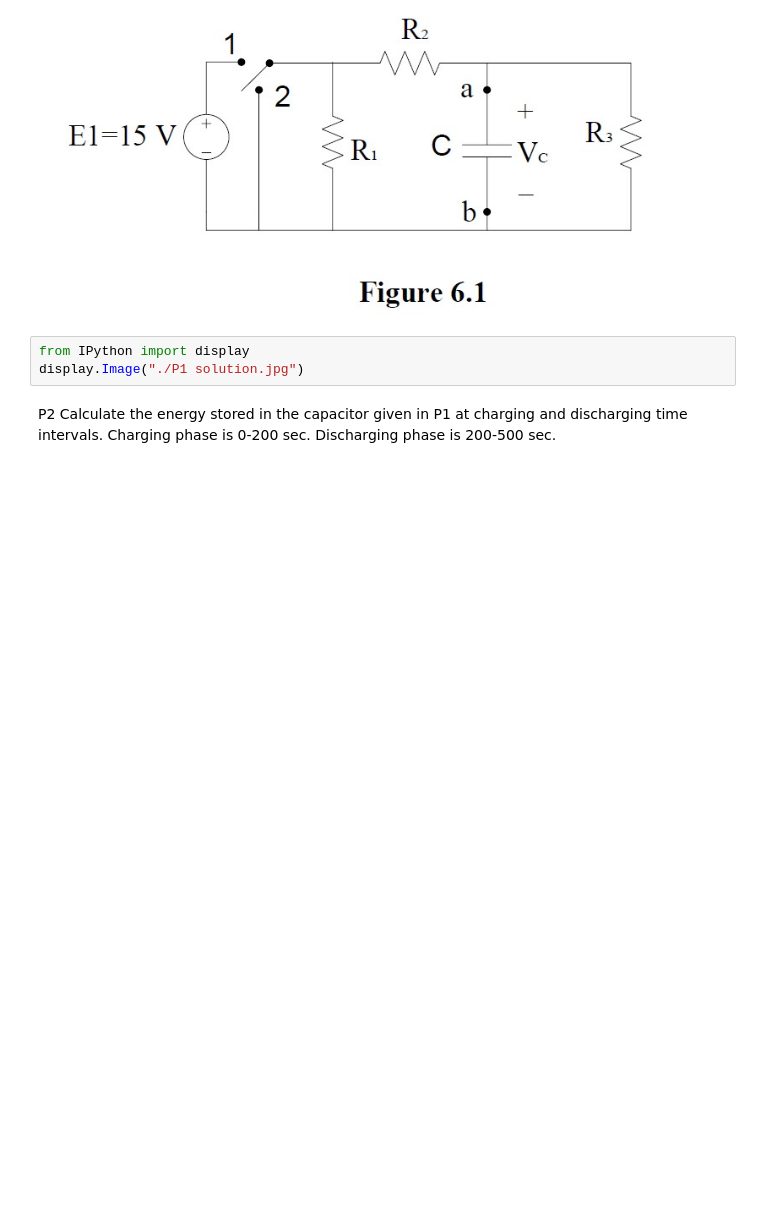
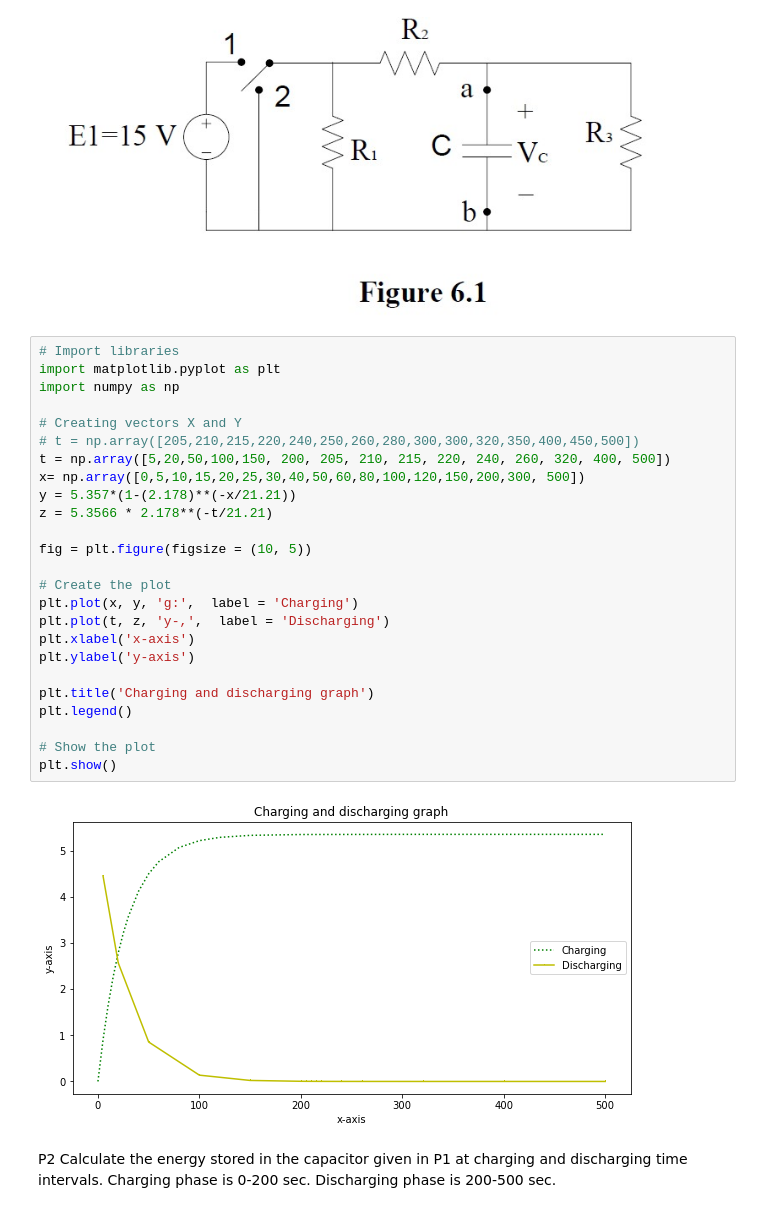
Before and after one commit to Alibakhshov/CHARACTERISTICS-OF-RC-CIRCUITS, a Jupyter notebook: Rauf Alibakhshov_ Lab work 4.ipynb, the cells around one changed output. Drawn from its saved outputs; the diff is of its cells as text; blank space fills up the shorter version.

```diff
--- a/Rauf Alibakhshov_ Lab work 4.ipynb
+++ b/Rauf Alibakhshov_ Lab work 4.ipynb
@@ -26,8 +26,32 @@ display.Image("./Figure 6.1.jpg")
 # %% [output]
 [figure]
 # %%
-from IPython import display
-display.Image("./P1 solution.jpg")
+# Import libraries
+import matplotlib.pyplot as plt
+import numpy as np
+
+# Creating vectors X and Y
+# t = np.array([205,210,215,220,240,250,260,280,300,300,320,350,400,450,500])
+t = np.array([5,20,50,100,150, 200, 205, 210, 215, 220, 240, 260, 320, 400, 500])
+x= np.array([0,5,10,15,20,25,30,40,50,60,80,100,120,150,200,300, 500])
+y = 5.357*(1-(2.178)**(-x/21.21))
+z = 5.3566 * 2.178**(-t/21.21)
+
+fig = plt.figure(figsize = (10, 5))
+
+# Create the plot
+plt.plot(x, y, 'g:',  label = 'Charging')
+plt.plot(t, z, 'y-,',  label = 'Discharging')
+plt.xlabel('x-axis')
+plt.ylabel('y-axis')
+
+plt.title('Charging and discharging graph')
+plt.legend()
+
+# Show the plot
+plt.show()
+# %% [output]
+[figure, added]
 # %% [markdown]
 <p style="font-family:verdana;">P2 Calculate the energy stored in the capacitor given in P1 at charging and discharging
 time intervals. Charging phase is 0-200 sec. Discharging phase is 200-500 sec.</p>
```
Also changed, not shown: 2 other files.
